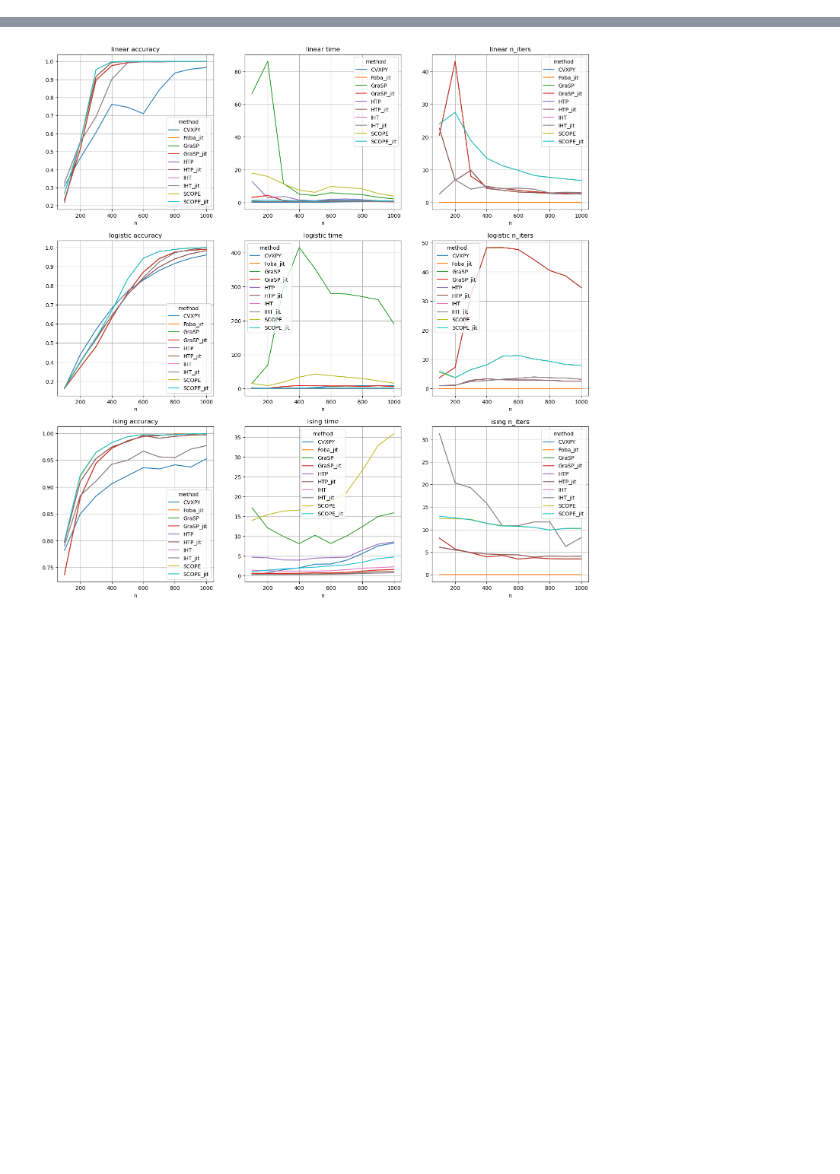
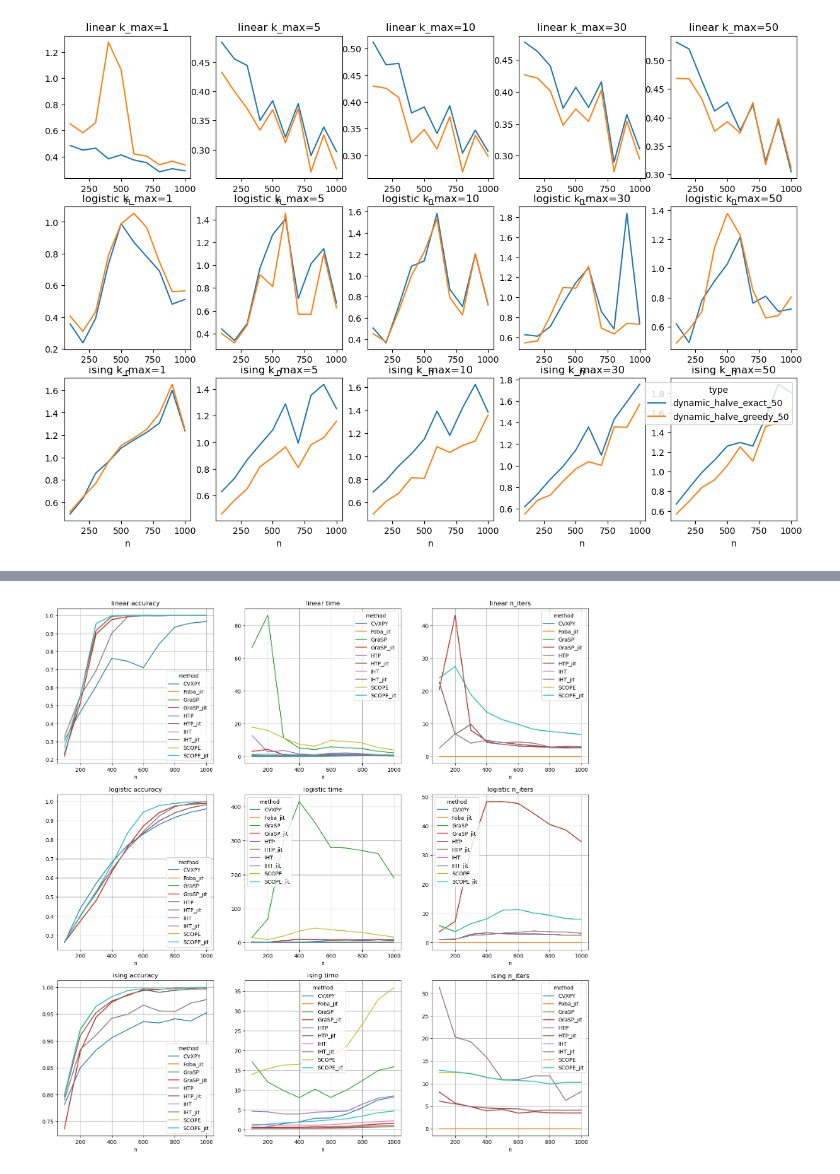
Before and after one commit to bbayukari/splicing-universal-experiment, a Jupyter notebook: skscope_result_new/plot.ipynb, the cells around one changed output, grey strips where cells are left out. Saved outputs shown, nothing was run; the diff lists cells and outputs as text; code cells hidden in the pictures; blank space fills up the shorter version.

```diff
--- a/skscope_result_new/plot.ipynb
+++ b/skscope_result_new/plot.ipynb
@@ -5,3 +5,33 @@ import pandas as pd
 import matplotlib.pyplot as plt
 import numpy as np
 import os
+# %%
+with  open("survey_exchange_num_strategy.out", 'r') as f:
+    df = pd.DataFrame([eval(line) for line in f if line.startswith("{'dynamic':")]).dropna()
+
+#df = pd.read_csv("survey_exchange_num_strategy.csv")
+df["optim_per_iter"] = df["optim_times"] / df["n_iters"]
+df["type"] = df.apply(
+    lambda x: ("dynamic_" if x["dynamic"] else "static_")
+    + x["splicing_type"]
+    + ("_greedy_" if x["greedy"] else "_exact_")
+    + str(x['k_max']),
+    axis=1,
+)
+df = df[df["time"] < 100]
+# %%
+models = ["linear", "logistic", "ising"]
+k_maxs = [1, 5, 10, 30, 50]
+fig, axes = plt.subplots(len(models), len(k_maxs), figsize=(15, 10))
+for i, model in enumerate(models):
+    for j, k_max in enumerate(k_maxs):
+            df[
+                (df.model == model) & (df.dynamic == True) & (df.splicing_type == "halve") & (df.k_max == k_max)
+            ].groupby(["n", "type"])["time"].mean().unstack(level=1).plot(
+                ax=axes[i, j],
+                title=model + " k_max=" + str(k_max),
+            )
+            axes[i, j].get_legend().set_visible(False)
+axes[-1, -1].get_legend().set_visible(True)
+# %% [output]
+[figure, added]
```
Also changed, not shown: parts of 4 cells of this notebook, 5 other files.
